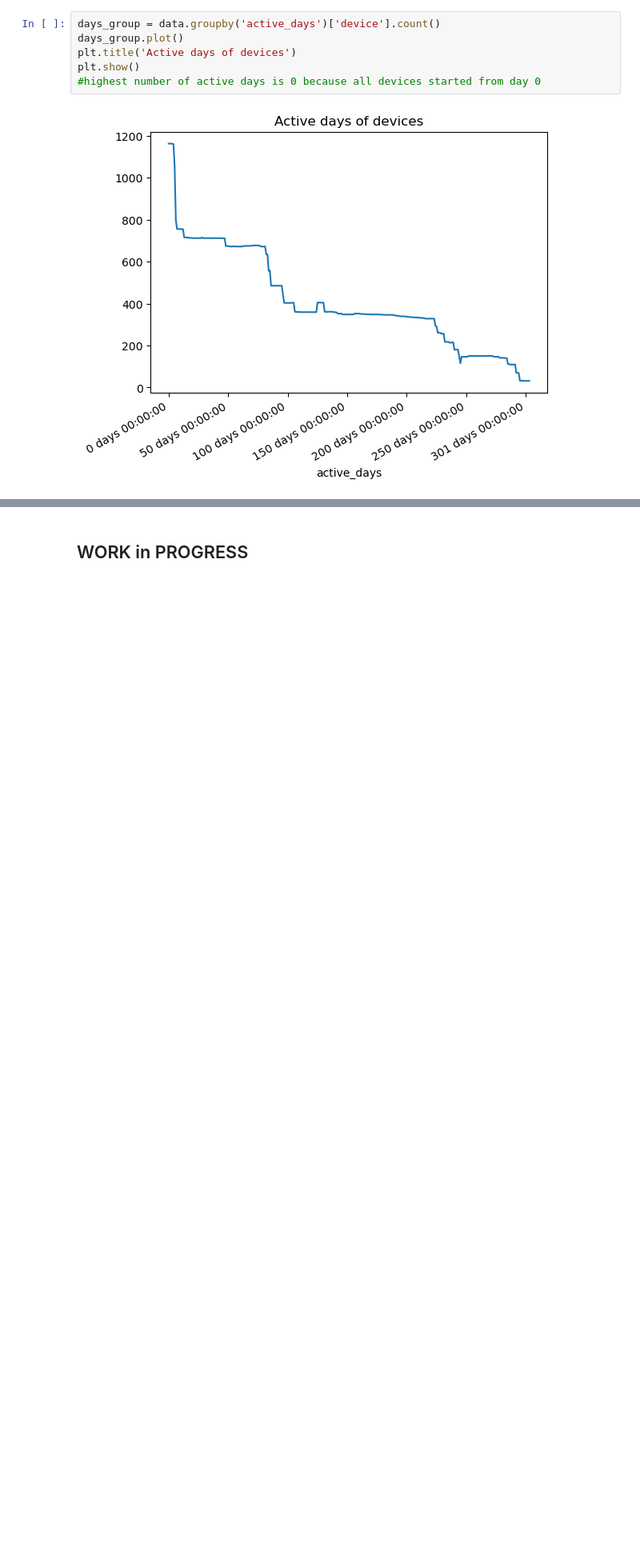
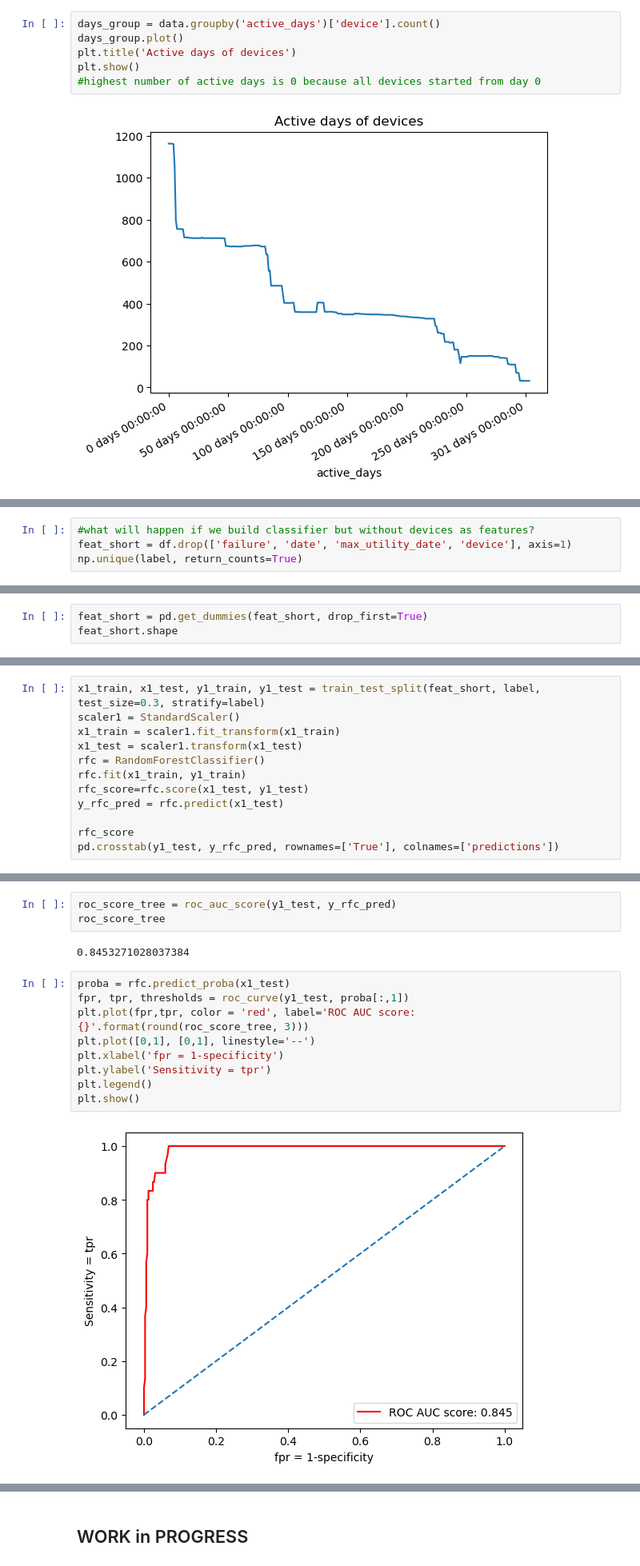
Before and after one commit to tamaricki/Projects, a Jupyter notebook: predictive_maintenance.ipynb, the cells around one changed output, grey strips where cells are left out. Shown at 80% size. Cells and saved outputs as stored; diff of their text form; blank space fills up the shorter version.

```diff
--- a/predictive_maintenance.ipynb
+++ b/predictive_maintenance.ipynb
@@ -277,0 +385,4 @@ plt.show()
+# %%
+#what will happen if we build classifier but without devices as features?
+feat_short = df.drop(['failure', 'date', 'max_utility_date', 'device'], axis=1)
+np.unique(label, return_counts=True)
@@ -277,0 +391,3 @@ plt.show()
+# %%
+feat_short = pd.get_dummies(feat_short, drop_first=True)
+feat_short.shape
@@ -277,0 +396,12 @@ plt.show()
+# %%
+x1_train, x1_test, y1_train, y1_test = train_test_split(feat_short, label, test_size=0.3, stratify=label)
+scaler1 = StandardScaler()
+x1_train = scaler1.fit_transform(x1_train)
+x1_test = scaler1.transform(x1_test)
+rfc = RandomForestClassifier()
+rfc.fit(x1_train, y1_train)
+rfc_score=rfc.score(x1_test, y1_test)
+y_rfc_pred = rfc.predict(x1_test)
+
+rfc_score
+pd.crosstab(y1_test, y_rfc_pred, rownames=['True'], colnames=['predictions'])
@@ -277,0 +413,16 @@ plt.show()
+# %%
+roc_score_tree = roc_auc_score(y1_test, y_rfc_pred)
+roc_score_tree
+# %% [output]
+0.8453271028037384
+# %%
+proba = rfc.predict_proba(x1_test)
+fpr, tpr, thresholds = roc_curve(y1_test, proba[:,1])
+plt.plot(fpr,tpr, color = 'red', label='ROC AUC score: {}'.format(round(roc_score_tree, 3)))
+plt.plot([0,1], [0,1], linestyle='--')
+plt.xlabel('fpr = 1-specificity')
+plt.ylabel('Sensitivity = tpr')
+plt.legend()
+plt.show()
+# %% [output]
+[figure, added]
```
Also changed, not shown: parts of 32 cells of this notebook.
